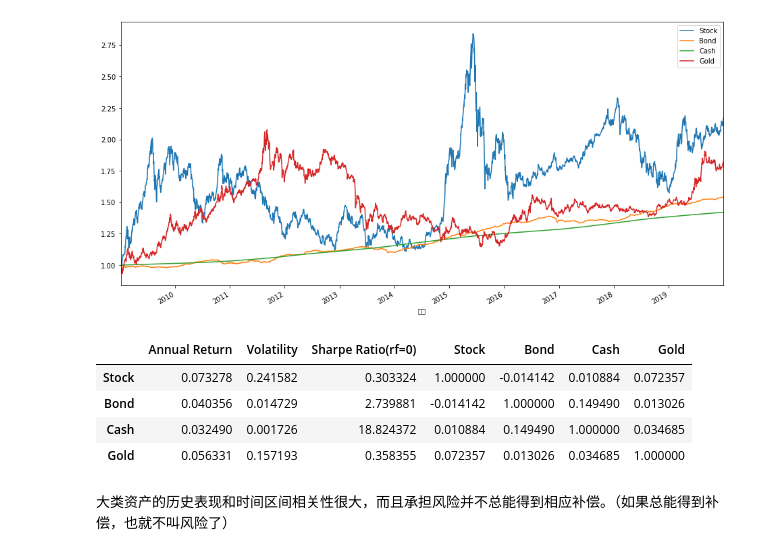
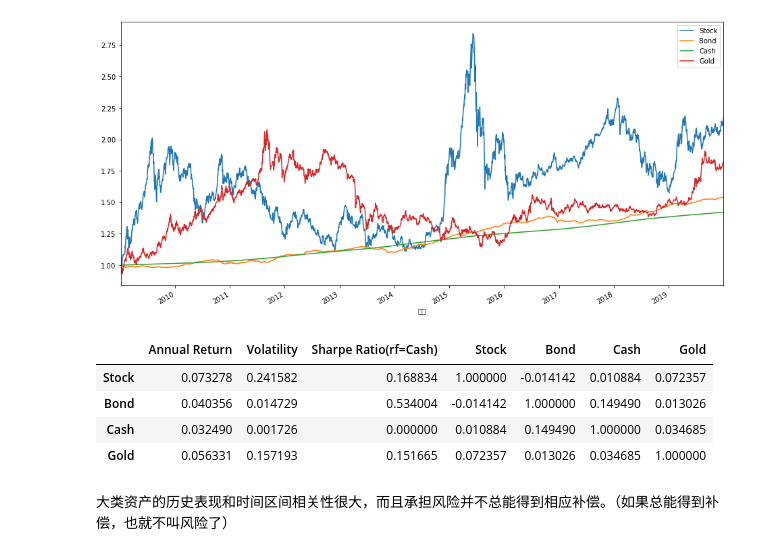
Before and after one commit to pyzeon/Research-2, a Jupyter notebook: 资产配置/资本市场假设.ipynb, the cells around one changed output. Cells and saved outputs as stored; diff of their text form; code cells hidden in the pictures.

```diff
--- a/资产配置/资本市场假设.ipynb
+++ b/资产配置/资本市场假设.ipynb
@@ -23,23 +17,23 @@ AssetPrice = AssetPrice.rename(columns={"000300.SH": "Stock", "H11001": "Bond",
 [figure]
 # %%
 # 历史表现
+AssetReturn = AssetPrice.pct_change()
 # 年化收益率
-Return = (AssetPrice.iloc[-1] / AssetPrice.iloc[0]) ** (365 / (AssetPrice.index[-1] - AssetPrice.index[0]).days) - 1
+AnnualReturn = (AssetPrice.iloc[-1] / AssetPrice.iloc[0]) ** (365 / (AssetPrice.index[-1] - AssetPrice.index[0]).days) - 1
 # 协方差矩阵
-Cov = AssetPrice.pct_change().cov() * 252
+Cov = AssetReturn.cov() * 252
 # 相关系数矩阵
 Volatility = pd.Series(np.diag(Cov.values)**0.5, index=Cov.index)
 Rho = pd.DataFrame((Cov.values / Volatility.values).T / Volatility.values, index=Cov.index, columns=Cov.columns)
 
-# Formatters = [lambda x: '{0: .2f}%'.format(x*100)]*2 + [lambda x: '{0: .2f}'.format(x)]*7
-Summary = pd.DataFrame({"Annual Return": Return, "Volatility": Volatility, "Sharpe Ratio(rf=0)": Return / Volatility})
+Summary = pd.DataFrame({"Annual Return": AnnualReturn, "Volatility": Volatility, "Sharpe Ratio(rf=Cash)": (AnnualReturn - AnnualReturn.loc["Cash"]) / Volatility})
 display(Summary.merge(Rho, left_index=True, right_index=True))
 # %% [output]
-|  | Annual Return | Volatility | Sharpe Ratio(rf=0) | Stock | Bond | Cash | Gold |
-| Stock | 0.073278 | 0.241582 | 0.303324 | 1.000000 | -0.014142 | 0.010884 | 0.072357 |
-| Bond | 0.040356 | 0.014729 | 2.739881 | -0.014142 | 1.000000 | 0.149490 | 0.013026 |
-| Cash | 0.032490 | 0.001726 | 18.824372 | 0.010884 | 0.149490 | 1.000000 | 0.034685 |
-| Gold | 0.056331 | 0.157193 | 0.358355 | 0.072357 | 0.013026 | 0.034685 | 1.000000 |
+|  | Annual Return | Volatility | Sharpe Ratio(rf=Cash) | Stock | Bond | Cash | Gold |
+| Stock | 0.073278 | 0.241582 | 0.168834 | 1.000000 | -0.014142 | 0.010884 | 0.072357 |
+| Bond | 0.040356 | 0.014729 | 0.534004 | -0.014142 | 1.000000 | 0.149490 | 0.013026 |
+| Cash | 0.032490 | 0.001726 | 0.000000 | 0.010884 | 0.149490 | 1.000000 | 0.034685 |
+| Gold | 0.056331 | 0.157193 | 0.151665 | 0.072357 | 0.013026 | 0.034685 | 1.000000 |
 # %% [markdown]
 大类资产的历史表现和时间区间相关性很大，而且承担风险并不总能得到相应补偿。（如果总能得到补偿，也就不叫风险了）
 # %%
```
Also changed, not shown: parts of 5 cells of this notebook.
